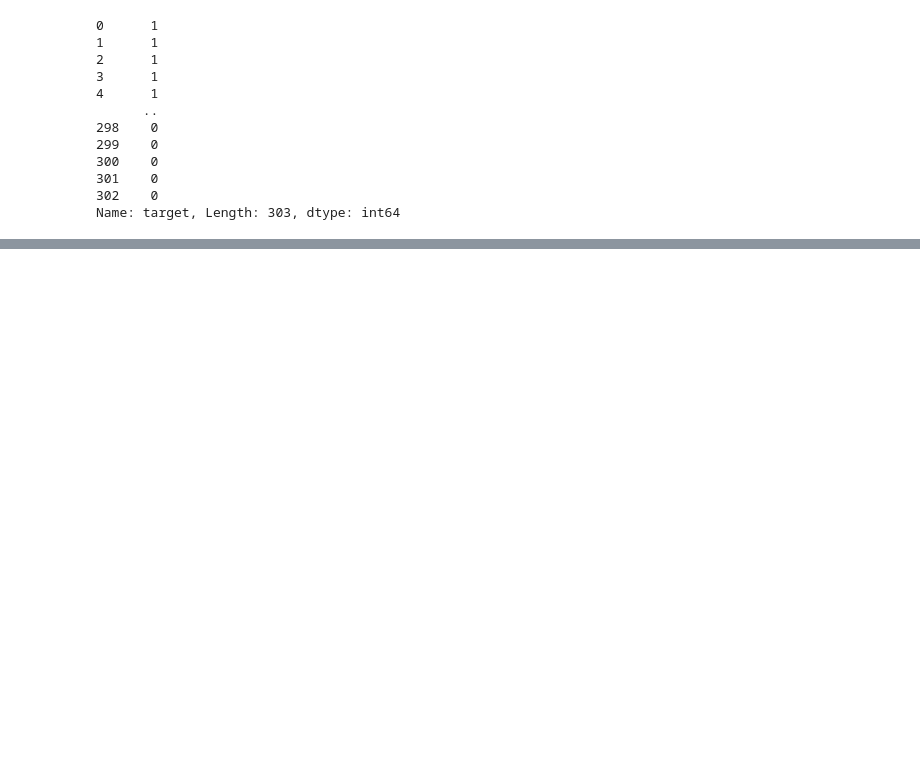
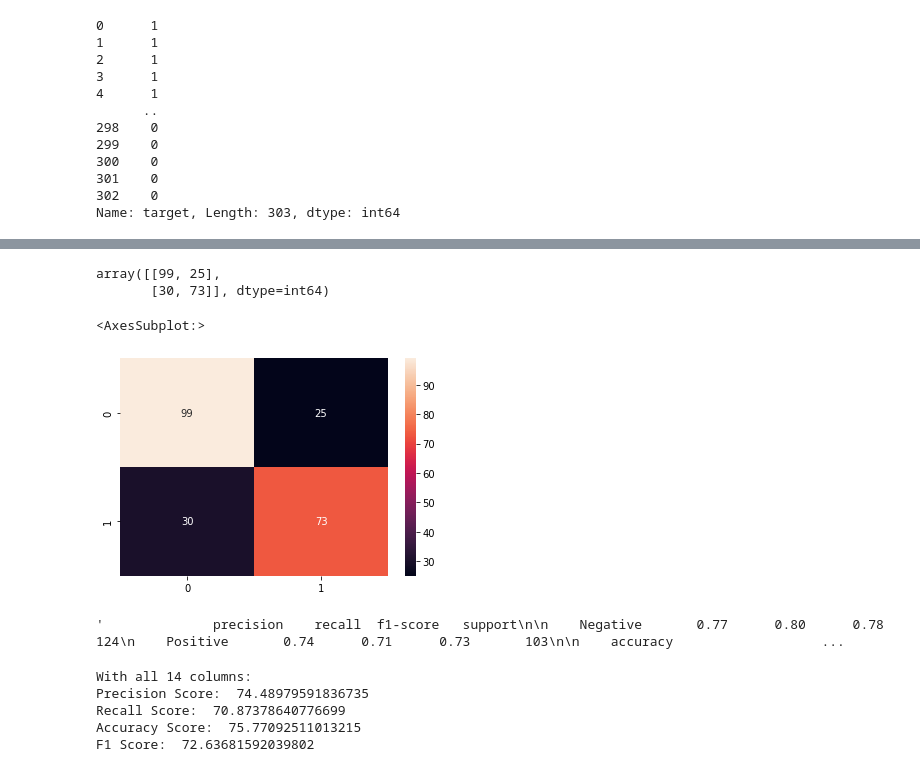
Before and after one commit to Harshal12355/Heart-Disease, a Jupyter notebook: heart.ipynb, the cells around one changed output, grey strips where cells are left out. Cells and saved outputs as stored; diff of their text form; code cells hidden in the pictures; blank space fills up the shorter version.

Commit message:
Added machine learning models

```diff
--- a/heart.ipynb
+++ b/heart.ipynb
@@ -411,0 +487,3 @@ Name: target, Length: 303, dtype: object
+# %%
+scaled_X_test = scaler.transform(X_test)
+scaled_X_trained
@@ -411,0 +511,5 @@ Name: target, Length: 303, dtype: object
+# %%
+from sklearn.naive_bayes import GaussianNB
+
+gnb = GaussianNB()
+y_pred = gnb.fit(scaled_X_trained, y_train).predict(scaled_X_test)
@@ -411,0 +537,4 @@ Name: target, Length: 303, dtype: object
+# %%
+from sklearn.model_selection import cross_val_predict
+y_train_pred = cross_val_predict(gnb, X_train, y_train, cv=3)
+y_train_pred
@@ -411,0 +559,32 @@ Name: target, Length: 303, dtype: object
+# %%
+from sklearn.metrics import confusion_matrix
+conf_matrix = confusion_matrix(y_train, y_train_pred)
+conf_matrix
+#plt.matshow(conf_matrix)
+# %% [output]
+array([[99, 25],
+       [30, 73]], dtype=int64)
+# %%
+sns.heatmap(conf_matrix, annot = True)
+# %% [output]
+<AxesSubplot:>
+[figure, added]
+# %%
+from sklearn.metrics import classification_report
+
+classification_report(y_train, y_train_pred)
+# %% [output]
+'              precision    recall  f1-score   support\n\n    Negative       0.77      0.80      0.78       124\n    Positive       0.74      0.71      0.73       103\n\n    accuracy                   ...
+# %%
+from sklearn.metrics import precision_score, recall_score, accuracy_score, f1_score
+print("With all 14 columns:")
+print('Precision Score: ', 100*precision_score(y_train, y_train_pred, pos_label='Positive'))
+print('Recall Score: ', 100*recall_score(y_train, y_train_pred, pos_label='Positive'))
+print('Accuracy Score: ', 100*accuracy_score(y_train, y_train_pred))
+print('F1 Score: ', 100*f1_score(y_train, y_train_pred, pos_label='Positive'))
+# %% [output]
+With all 14 columns:
+Precision Score:  74.48979591836735
+Recall Score:  70.87378640776699
+Accuracy Score:  75.77092511013215
+F1 Score:  72.63681592039802
```
Also changed, not shown: parts of 30 cells of this notebook, 1 other file.
